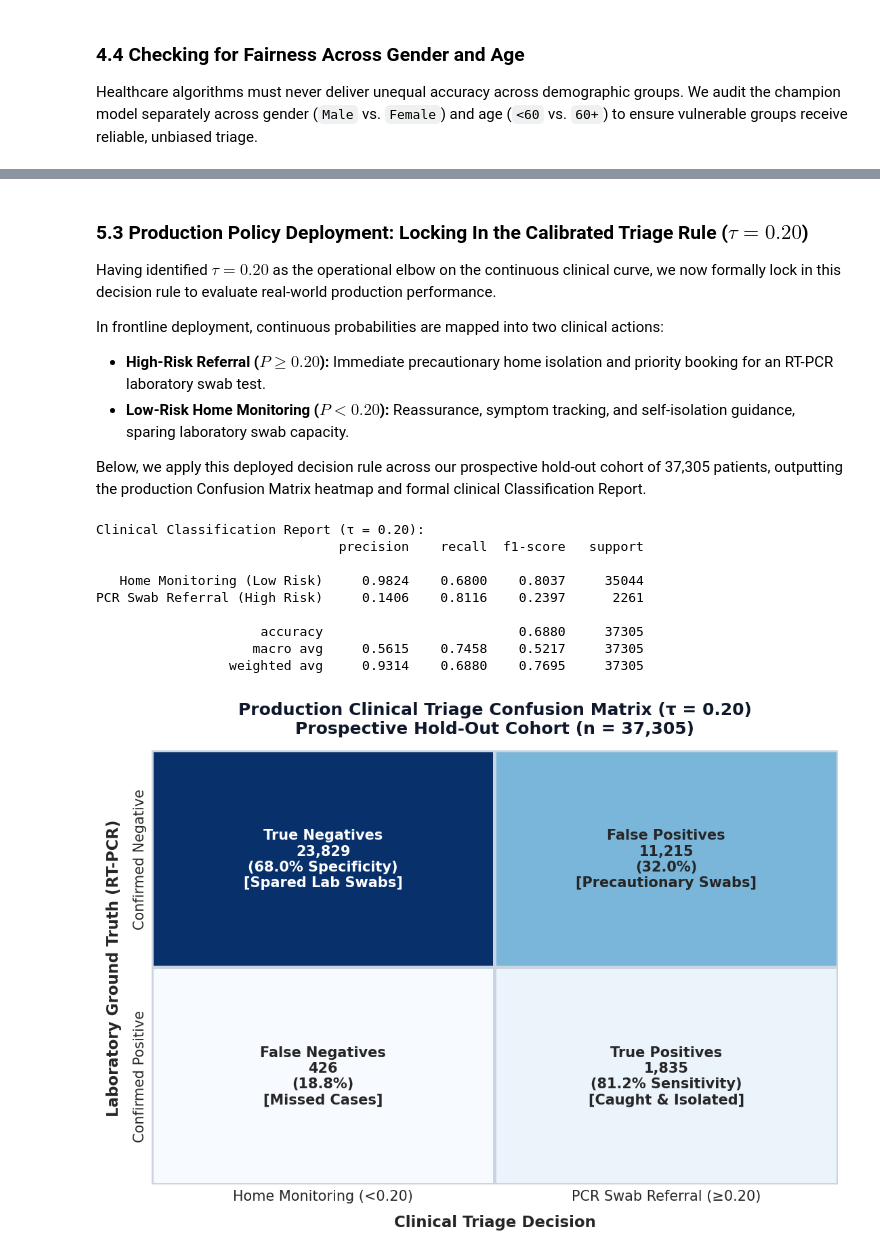
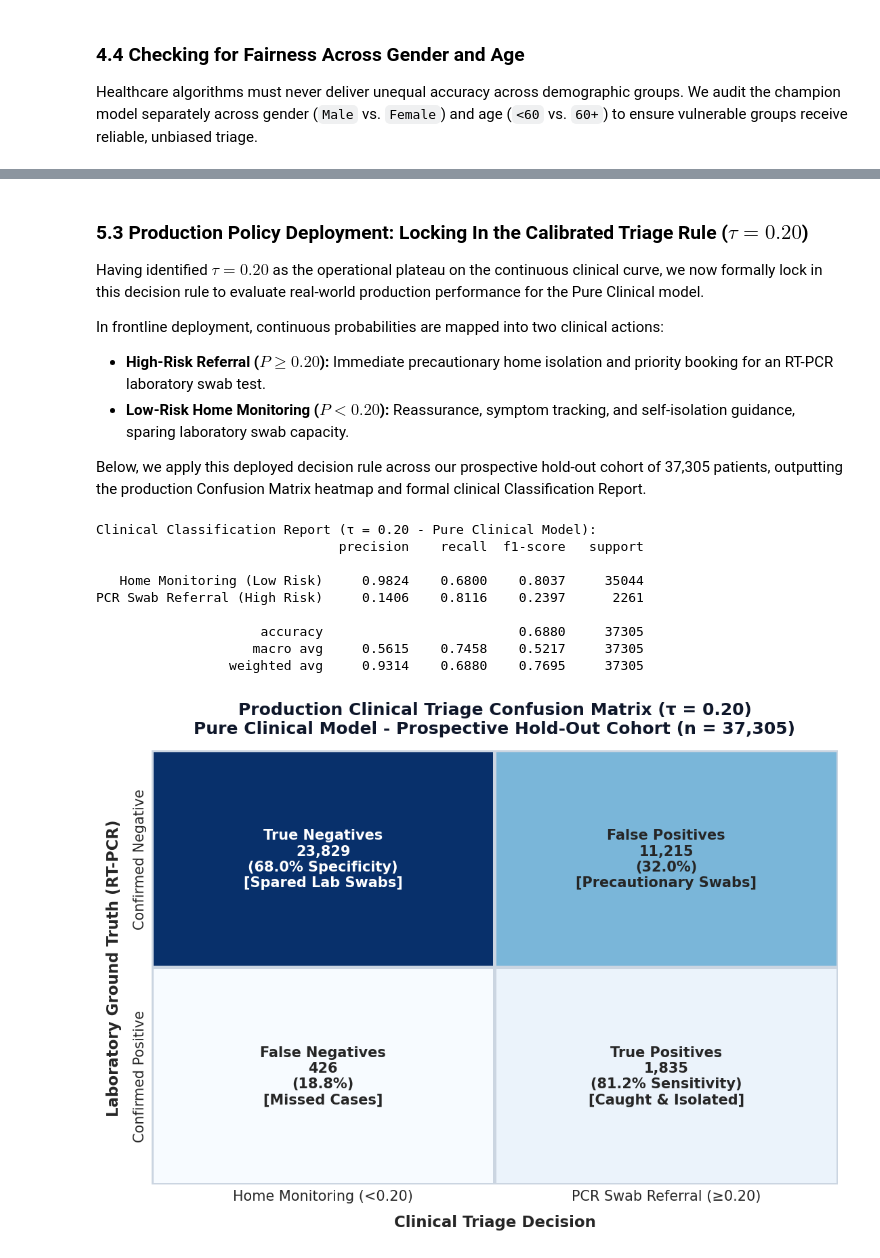
Before and after one commit to Llander22/Data-Science-Portfolio, a Jupyter notebook: CS_L7_M10_Hackathon/M10-02-02_covid19_hackathon.ipynb, the cells around one changed output, grey strips where cells are left out. Drawn from its saved outputs; the diff is of its cells as text; code cells hidden in the pictures.

```diff
--- a/CS_L7_M10_Hackathon/M10-02-02_covid19_hackathon.ipynb
+++ b/CS_L7_M10_Hackathon/M10-02-02_covid19_hackathon.ipynb
@@ -781,7 +899,8 @@ from sklearn.pipeline import Pipeline
 from sklearn.compose import ColumnTransformer
 from sklearn.preprocessing import OneHotEncoder
 from lightgbm import LGBMClassifier
-from sklearn.metrics import roc_auc_score, average_precision_score
+from sklearn.metrics import roc_auc_score, average_precision_score, confusion_matrix
+from sklearn.model_selection import StratifiedKFold, cross_val_score
 
 # Explicitly partition historical training and prospective testing cohorts
 train_clean = df_cohort_a[train_mask]
@@ -815,7 +934,11 @@ feature_variants = {
     }
 }
 
+cv = StratifiedKFold(n_splits=5, shuffle=True, random_state=5)
 ablation_results = []
+pure_clinical_probs = None
+pure_clinical_pipe = None
+
 for name, cfg in feature_variants.items():
     pre = ColumnTransformer([
         ('cat', OneHotEncoder(drop='first', sparse_output=False, handle_unknown='ignore'), cfg['cats']),
@@ -825,8 +948,15 @@ for name, cfg in feature_variants.items():
         ('pre', pre),
         ('clf', LGBMClassifier(n_estimators=100, learning_rate=0.05, max_depth=5, random_state=5, is_unbalance=True, verbose=-1))
     ])
+
+    cv_scores = cross_val_score(pipe, train_clean[cfg['cols']], train_clean['target'], cv=cv, scoring='roc_auc', n_jobs=-1)
+
     pipe.fit(train_clean[cfg['cols']], train_clean['target'])
     probs = pipe.predict_proba(test_clean[cfg['cols']])[:, 1]
+
+    if name == 'Pure Clinical (No Demographics)':
+        pure_clinical_pipe = pipe
+        pure_clinical_probs = probs
 
     auc = roc_auc_score(test_clean['target'], probs)
     prauc = average_precision_score(test_clean['target'], probs)
@@ -834,8 +964,9 @@ for name, cfg in feature_variants.items():
     ablation_results.append({
         'Model Configuration': name,
         'Demographics Used': cfg['demographics'],
-        'ROC-AUC': round(auc, 4),
-        'PR-AUC': round(prauc, 4),
+        'Train 5-Fold CV AUC': f"{cv_scores.mean():.4f} +/- {cv_scores.std():.4f}",
+        'Hold-out ROC-AUC': round(auc, 4),
+        'Hold-out PR-AUC': round(prauc, 4),
         'Delta vs Benchmark': f"{auc - 0.8451:+.4f}" if name != 'Full Benchmark (Zoabi et al.)' else 'Baseline',
         'Can Triage Incomplete Demographic Records': 'Yes' if 'None' in cfg['demographics'] or 'Gender-Blind' in name else 'No'
     })
@@ -973,7 +1146,7 @@ The continuous plots reveal three essential operational patterns that static tab
 # %% [markdown]
 ### 5.3 Production Policy Deployment: Locking In the Calibrated Triage Rule ($\tau = 0.20$)
 
-Having identified $\tau = 0.20$ as the operational elbow on the continuous clinical curve, we now formally lock in this decision rule to evaluate real-world production performance.
+Having identified $\tau = 0.20$ as the operational plateau on the continuous clinical curve, we now formally lock in this decision rule to evaluate real-world production performance for the Pure Clinical model.
 
 In frontline deployment, continuous probabilities are mapped into two clinical actions:
 * **High-Risk Referral ($P \ge 0.20$):** Immediate precautionary home isolation and priority booking for an RT-PCR laboratory swab test.
@@ -981,16 +1154,16 @@ In frontline deployment, continuous probabilities are mapped into two clinical a
 
 Below, we apply this deployed decision rule across our prospective hold-out cohort of 37,305 patients, outputting the production Confusion Matrix heatmap and formal clinical Classification Report.
 # %%
-# 3. Production Triage Deployment: Applying tau = 0.20 Decision Rule
+# 3. Production Triage Deployment: Applying tau = 0.20 Decision Rule (Pure Clinical)
 from sklearn.metrics import classification_report, confusion_matrix
 import seaborn as sns
 import matplotlib.pyplot as plt
 
-# Generate binary classifications using calibrated triage cutoff
-y_pred_triage = (lgbm_age_probs >= 0.20).astype(int)
+# Generate binary classifications using calibrated triage cutoff on Pure Clinical model
+y_pred_triage = (pure_clinical_probs >= 0.20).astype(int)
 
 # Print formal clinical classification report
-print("Clinical Classification Report (\u03c4 = 0.20):")
+print("Clinical Classification Report (\u03c4 = 0.20 - Pure Clinical Model):")
 print(classification_report(
     y_test, y_pred_triage,
     target_names=['Home Monitoring (Low Risk)', 'PCR Swab Referral (High Risk)'],
@@ -1004,36 +1177,36 @@ tn, fp, fn, tp = cm.ravel()
 fig, ax = plt.subplots(figsize=(7.5, 5.5), dpi=150)
 annot_matrix = [
     [f"True Negatives\n{tn:,}\n({tn/(tn+fp)*100:.1f}% Specificity)\n[Spared Lab Swabs]",
      f"False Positives\n{fp:,}\n({fp/(tn+fp)*100:.1f}%)\n[Precautionary Swabs]"],
     [f"False Negatives\n{fn:,}\n({fn/(fn+tp)*100:.1f}%)\n[Missed Cases]",
      f"True Positives\n{tp:,}\n({tp/(fn+tp)*100:.1f}% Sensitivity)\n[Caught & Isolated]"]
 ]
 
 sns.heatmap(
     cm, annot=annot_matrix, fmt='', cmap='Blues', cbar=False,
     linewidths=1.5, linecolor='#cbd5e1', ax=ax,
     annot_kws={'fontsize': 10, 'fontweight': 600}
 )
 
-ax.set_title('Production Clinical Triage Confusion Matrix (\u03c4 = 0.20)\nProspective Hold-Out Cohort (n = 37,305)',
+ax.set_title('Production Clinical Triage Confusion Matrix (\u03c4 = 0.20)\nPure Clinical Model - Prospective Hold-Out Cohort (n = 37,305)',
              fontsize=12, fontweight=700, color='#0f172a', pad=12)
 ax.set_xlabel('Clinical Triage Decision', fontsize=11, fontweight=600, labelpad=8)
 ax.set_ylabel('Laboratory Ground Truth (RT-PCR)', fontsize=11, fontweight=600, labelpad=8)
 ax.set_xticklabels(['Home Monitoring (<0.20)', 'PCR Swab Referral (\u22650.20)'], fontsize=10)
 ax.set_yticklabels(['Confirmed Negative', 'Confirmed Positive'], fontsize=10)
 plt.tight_layout()
 plt.show()
 # %% [output]
-Clinical Classification Report (τ = 0.20):
+Clinical Classification Report (τ = 0.20 - Pure Clinical Model):
                                precision    recall  f1-score   support
 
    Home Monitoring (Low Risk)     0.9824    0.6800    0.8037     35044
 PCR Swab Referral (High Risk)     0.1406    0.8116    0.2397      2261
 
                      accuracy                         0.6880     37305
                     macro avg     0.5615    0.7458    0.5217     37305
                  weighted avg     0.9314    0.6880    0.7695     37305
-[figure, old version]
+[figure, new version]
 # %% [markdown]
 ### What the Deployed Triage Rule Achieves in Practice
 
```
Also changed, not shown: parts of 48 cells of this notebook, 1 other file.
